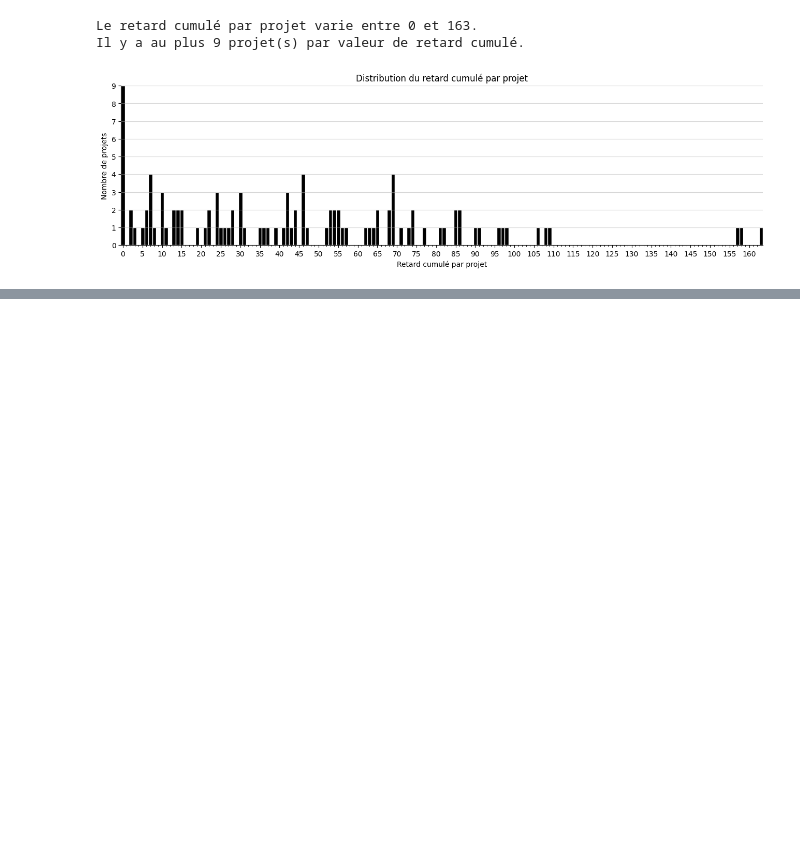
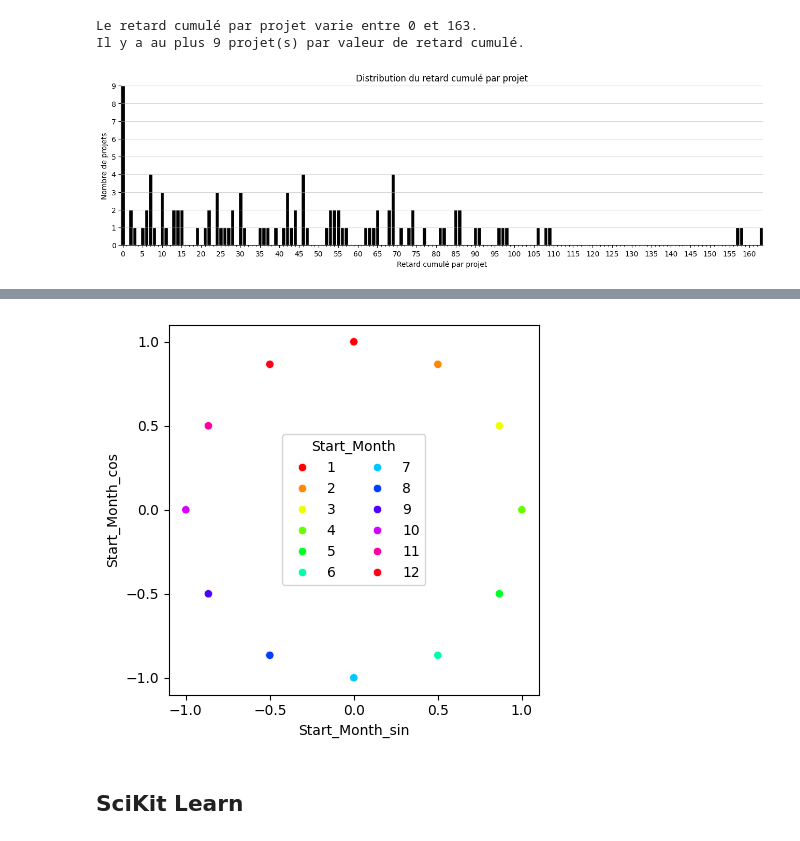
Before and after one commit to data-IA-2025/P7demo, a Jupyter notebook: P7.ipynb, the cells around one changed output, grey strips where cells are left out. Drawn from its saved outputs; the diff is of its cells as text; code cells hidden in the pictures; blank space fills up the shorter version.

Commit message:
Notebook : SciKit Learn

```diff
--- a/P7.ipynb
+++ b/P7.ipynb
@@ -420,0 +441,5 @@ plt.show()
+# %%
+# Transformation de Project Type en matrice binaire
+for project_type in sorted(pd.unique(df_merge["Project Type"])):
+    df_data[f"Projet {project_type.split()[0]}"] = (df_merge["Project Type"] == project_type).astype(int)
+df_data.info(verbose=True)
@@ -420,0 +462,5 @@ plt.show()
+# %%
+# Transformation de Phase en matrice binaire
+for phase in sorted(pd.unique(df_merge["Phase"])):
+    df_data[phase[:7]] = (df_merge["Phase"] == phase).astype(int)
+df_data.info(verbose=True)
@@ -420,0 +485,5 @@ plt.show()
+# %%
+# Start_Date est une variable temporelle : transformation en cycle de mois
+df_data[f"Start_Month_cos"] = df_merge["Start_Month"].map(lambda month:np.cos(2*np.pi*(month-1)/12))
+df_data[f"Start_Month_sin"] = df_merge["Start_Month"].map(lambda month:np.sin(2*np.pi*(month-1)/12))
+df_data.info(verbose=True)
@@ -420,0 +508,4 @@ plt.show()
+# %%
+df_month_cos_sin = pd.concat([ df_merge[["Start_Month"]], df_data[["Start_Month_cos","Start_Month_sin"]] ], axis=1)
+df_month_cos_sin = df_month_cos_sin.drop_duplicates().sort_values("Start_Month").reset_index(drop=True)
+df_month_cos_sin
@@ -420,0 +526,12 @@ plt.show()
+# %%
+ax = sns.scatterplot(
+    df_month_cos_sin, x="Start_Month_sin", y="Start_Month_cos",
+    hue="Start_Month", palette="hsv", legend="full",
+)
+ax.set_aspect("equal", adjustable="box")
+plt.xticks(np.linspace(-1,1,5))
+plt.yticks(np.linspace(-1,1,5))
+plt.legend(title="Start_Month", ncols=2)
+plt.show()
+# %% [output]
+[figure, added]
@@ -420,0 +540,2 @@ plt.show()
+# %% [markdown]
+## SciKit Learn
```
Also changed, not shown: parts of 30 cells of this notebook.
